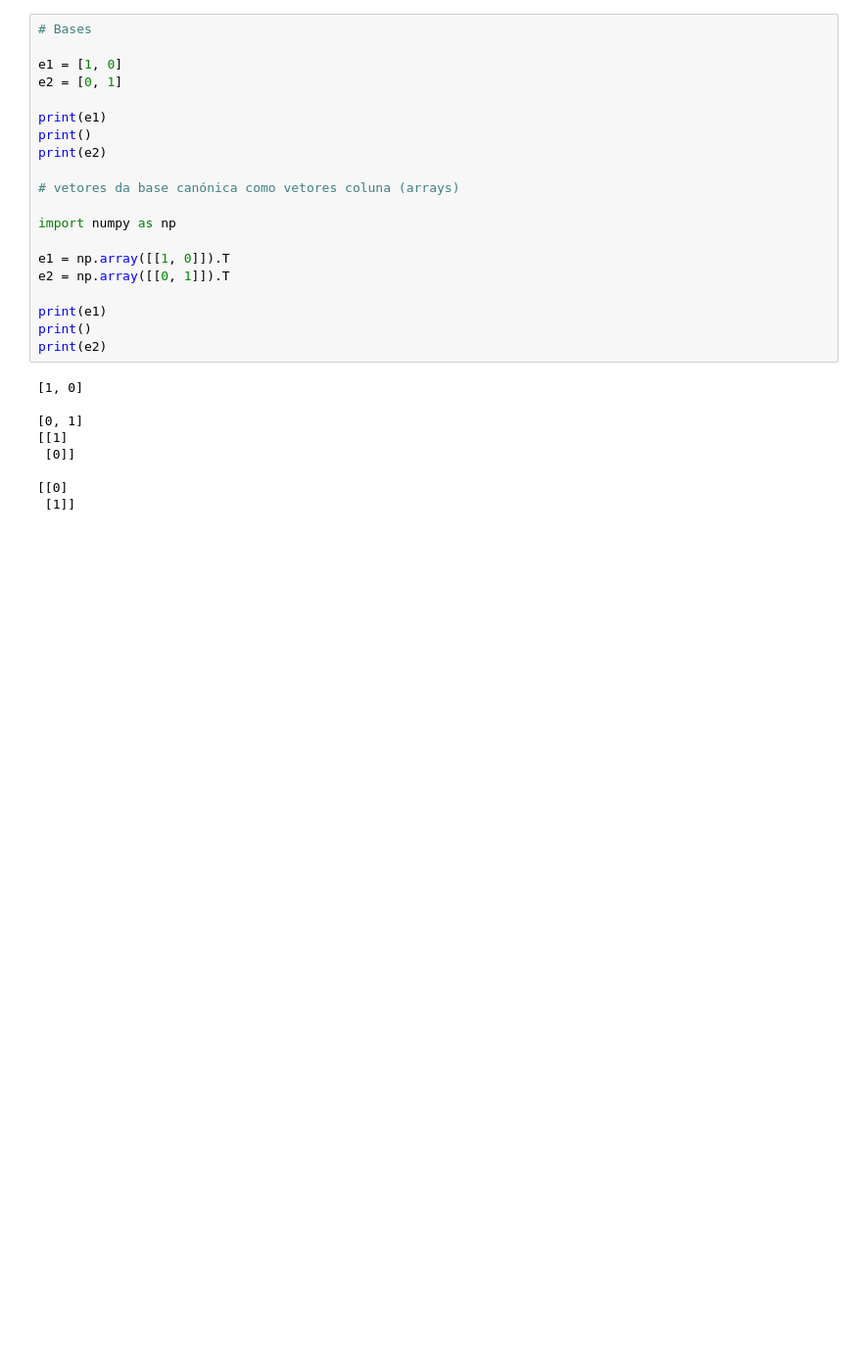
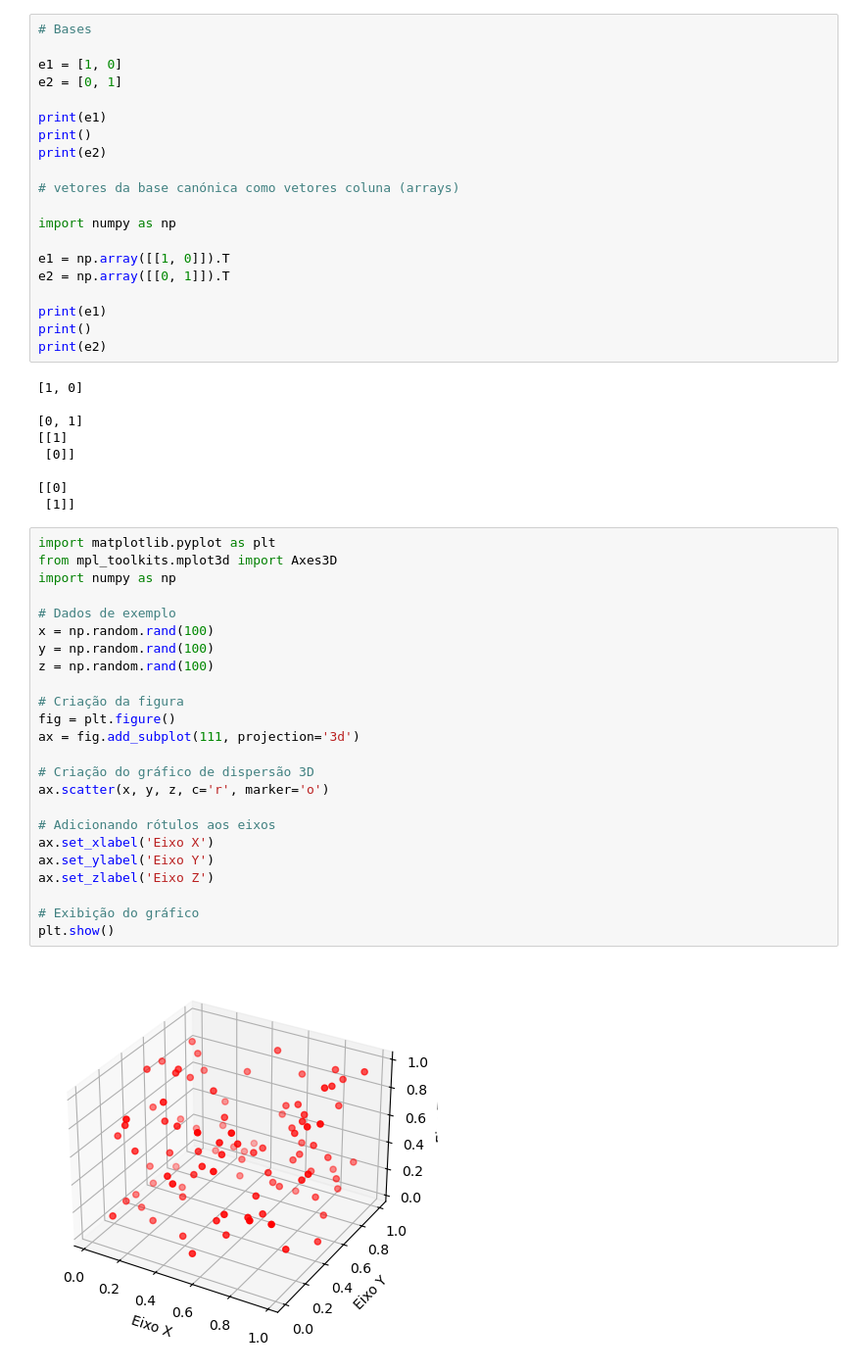
Before and after one commit to eltongaspar/python, a Jupyter notebook: #adatec - 01.ipynb, the cells around one changed output. Shown at 98% size. Saved outputs shown, nothing was run; the diff lists cells and outputs as text; blank space fills up the shorter version.

```diff
--- a/#adatec - 01.ipynb
+++ b/#adatec - 01.ipynb
@@ -1209,3 +1209,29 @@ print(e2)
 
 [[0]
  [1]]
+# %%
+import matplotlib.pyplot as plt
+from mpl_toolkits.mplot3d import Axes3D
+import numpy as np
+
+# Dados de exemplo
+x = np.random.rand(100)
+y = np.random.rand(100)
+z = np.random.rand(100)
+
+# Criação da figura
+fig = plt.figure()
+ax = fig.add_subplot(111, projection='3d')
+
+# Criação do gráfico de dispersão 3D
+ax.scatter(x, y, z, c='r', marker='o')
+
+# Adicionando rótulos aos eixos
+ax.set_xlabel('Eixo X')
+ax.set_ylabel('Eixo Y')
+ax.set_zlabel('Eixo Z')
+
+# Exibição do gráfico
+plt.show()
+# %% [output]
+[figure, added]
```
Also changed, not shown: parts of 1 cell of this notebook.
